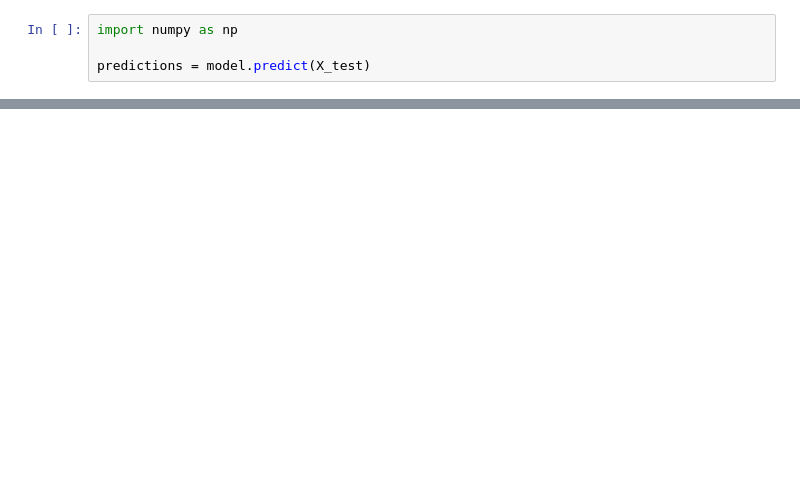
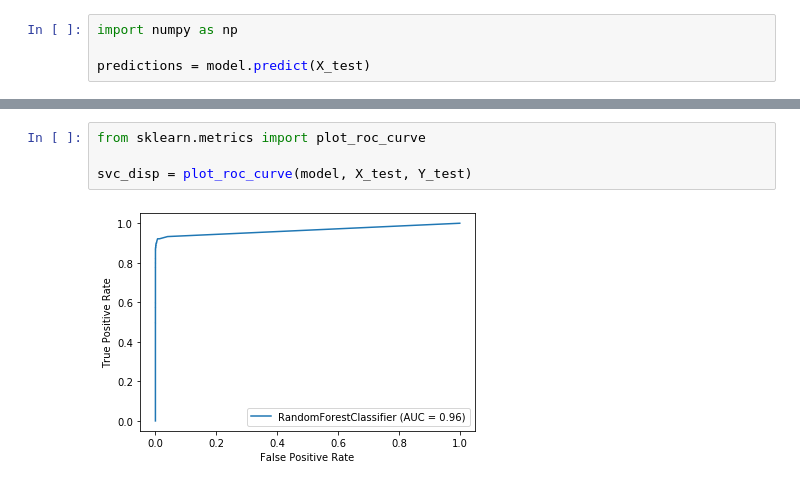
Before and after one commit to izvyk/school-project, a Jupyter notebook: RandomForest.ipynb, the cells around one changed output, grey strips where cells are left out. Drawn from its saved outputs; the diff is of its cells as text; blank space fills up the shorter version.

```diff
--- a/RandomForest.ipynb
+++ b/RandomForest.ipynb
@@ -106,0 +160,6 @@ plt.show();
+# %%
+from sklearn.metrics import plot_roc_curve
+
+svc_disp = plot_roc_curve(model, X_test, Y_test)
+# %% [output]
+[figure, added]
```
Also changed, not shown: parts of 26 cells of this notebook.
